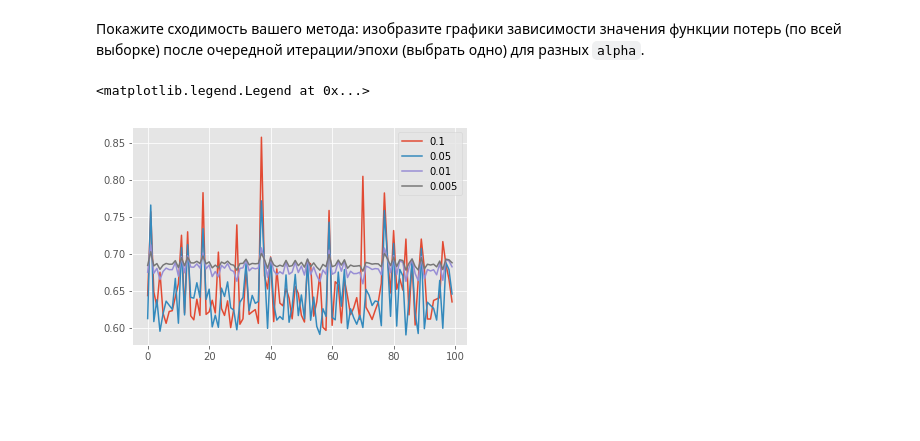
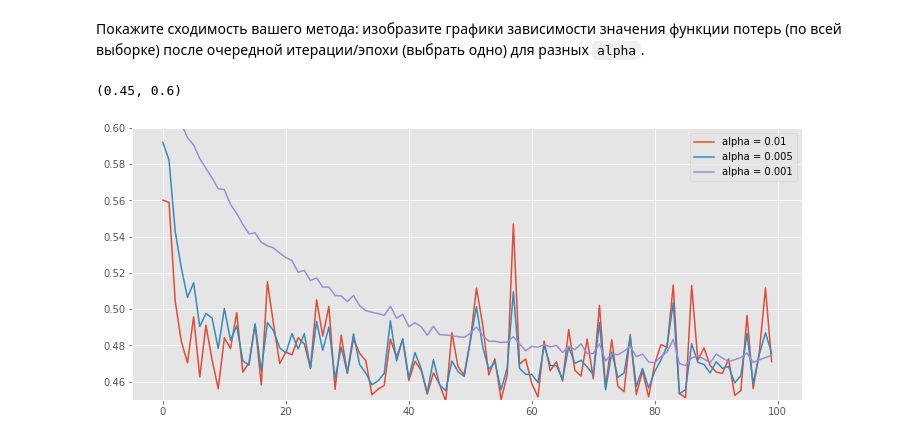
Before and after one commit to VargArt/otus_homework3, a Jupyter notebook: homework.ipynb, the cells around one changed output. Cells and saved outputs as stored; diff of their text form; code cells hidden in the pictures; blank space fills up the shorter version.

```diff
--- a/homework.ipynb
+++ b/homework.ipynb
@@ -42,8 +42,9 @@ class MySGDClassifier(BaseEstimator, ClassifierMixin):
         self.alpha = alpha
         self.max_epoch = max_epoch
         self.penalty = penalty
+
         self.cost = []
-        self.theta = 1
+        self.theta = []
 
     def compute_cost(self, theta, X, y=None):
         predict = 0
@@ -56,12 +57,12 @@ class MySGDClassifier(BaseEstimator, ClassifierMixin):
         elif self.penalty == 'l1':
             return predict / len(y) + self.alpha * np.sum(np.abs(theta)) / (2 * len(y))
 
-    def regulirize(self, w):
+    def regulirize(self, weights):
+        weights[0] = 0
         if self.penalty == 'l2':
-            w[0] = 0
-            return self.C * w
+            return self.C * weights
         elif self.penalty == 'l1':
-            return self.C * np.sign(w)
+            return self.C * np.sign(weights)
 
     def fit(self, X, y=None):
         # Добавляем колонку для дальнейшего определения w0
@@ -70,9 +71,6 @@ class MySGDClassifier(BaseEstimator, ClassifierMixin):
         # Инициализируем начальные веса случайными значаниями в диапазоне low=-1/len(X1[0]), high=1/len(X1[0])
         th = np.random.uniform(low=-1/len(X1[0]), high=1/len(X1[0]), size=(len(X1[0]), 1))
 
-        alpha = self.alpha
-        counter = 1
-
         np.random.seed(0)
 
         for epoch in range(0, self.max_epoch):
@@ -80,15 +78,11 @@ class MySGDClassifier(BaseEstimator, ClassifierMixin):
             index = np.random.permutation(len(X1))
             for i in index:
                 # Расчитываем градиент по одному элементу выборки
-                grad = ((sigmoid(th.T @ X1[i].T) - y[i]) * X1[i].T)
+                x = X1[i].reshape(-1,1)
+                grad = ((sigmoid(th.T @ x) - y[i]) * x)
 
                 # Получаем новые веса, учитывая регуляризацию
-                th = th.T - alpha * (grad + self.regulirize(th.T))
-                th = th.T
-
-                # Уменьшаем коэффициент alpha для улучшения сходимости
-                alpha = self.alpha / counter
-                counter += 1
+                th = th - self.alpha * (grad + self.regulirize( np.copy(th) ))
 
             # Расчитываем функцию стоимости
             self.cost.append(self.compute_cost(th, X1, y))
@@ -146,4 +139,4 @@ array([1.71164662])
 # %%
-model = MySGDClassifier(1, 0.01, 10, 'l2')
+model = MySGDClassifier(0.01, 0.01, 100, 'l2')
 model.fit(X, y)
 # %% [output]
@@ -179,15 +172,16 @@ array([[-0.00509172],
 # %%
 ## Your Code Here
 
 fig, ax = plt.subplots()
 
-alphas = [0.1, 0.05, 0.01, 0.005]
+alphas = [0.01, 0.005, 0.001]
 
 for alpha in alphas:
-    model1 = MySGDClassifier(0.1, alpha, 100)
+    model1 = MySGDClassifier(1, alpha, 100, 'l2')
     model1.fit(X, y)
-    ax.plot(model1.get_cost(), label=alpha)
+    ax.plot(model1.get_cost(), label='alpha = '+ str(alpha))
 ax.legend()
+ax.set_ylim([0.450, 0.600])
 # %% [output]
-<matplotlib.legend.Legend at 0x...>
+(0.45, 0.6)
-[figure, old version]
+[figure, new version]
```
Also changed, not shown: parts of 4 cells of this notebook.
